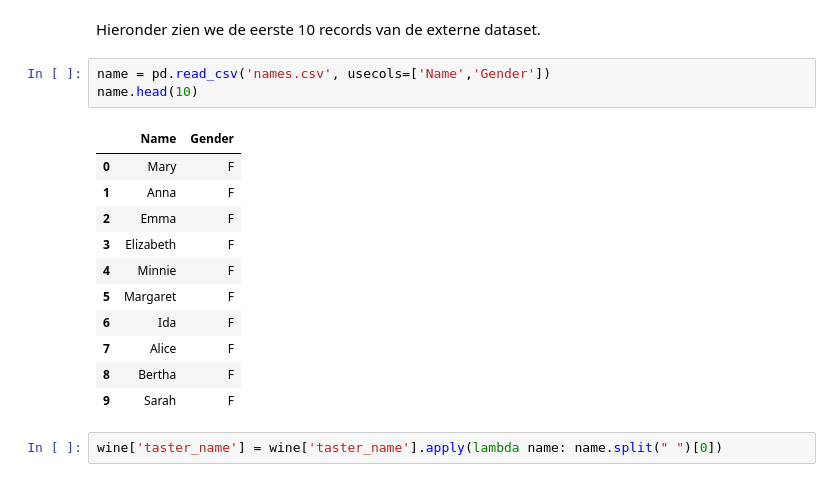
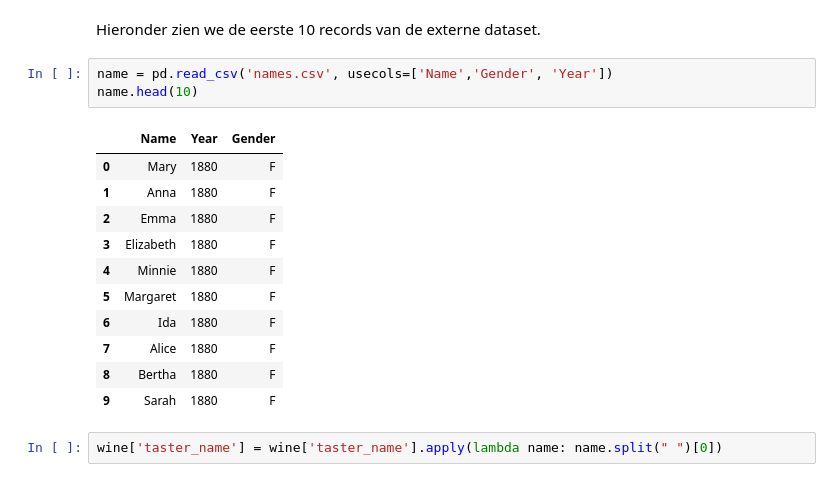
Before and after one commit to darkraisisi/cm_wine, a Jupyter notebook: Computional Modelling Wine Casus.ipynb, the cells around one changed output. Drawn from its saved outputs; the diff is of its cells as text.

```diff
--- a/Computional Modelling Wine Casus.ipynb
+++ b/Computional Modelling Wine Casus.ipynb
@@ -112,20 +112,20 @@ We willen een externe dataset gebruiken voor het beantwoorden van een van onze o
 
 Hieronder zien we de eerste 10 records van de externe dataset.
 # %%
-name = pd.read_csv('names.csv', usecols=['Name','Gender'])
+name = pd.read_csv('names.csv', usecols=['Name','Gender', 'Year'])
 name.head(10)
 # %% [output]
-|  | Name | Gender |
-| 0 | Mary | F |
-| 1 | Anna | F |
-| 2 | Emma | F |
-| 3 | Elizabeth | F |
-| 4 | Minnie | F |
-| 5 | Margaret | F |
-| 6 | Ida | F |
-| 7 | Alice | F |
-| 8 | Bertha | F |
-| 9 | Sarah | F |
+|  | Name | Year | Gender |
+| 0 | Mary | 1880 | F |
+| 1 | Anna | 1880 | F |
+| 2 | Emma | 1880 | F |
+| 3 | Elizabeth | 1880 | F |
+| 4 | Minnie | 1880 | F |
+| 5 | Margaret | 1880 | F |
+| 6 | Ida | 1880 | F |
+| 7 | Alice | 1880 | F |
+| 8 | Bertha | 1880 | F |
+| 9 | Sarah | 1880 | F |
 # %%
 wine['taster_name'] = wine['taster_name'].apply(lambda name: name.split(" ")[0])
 # %% [markdown]
```
Also changed, not shown: parts of 16 cells of this notebook, 1 other file.
